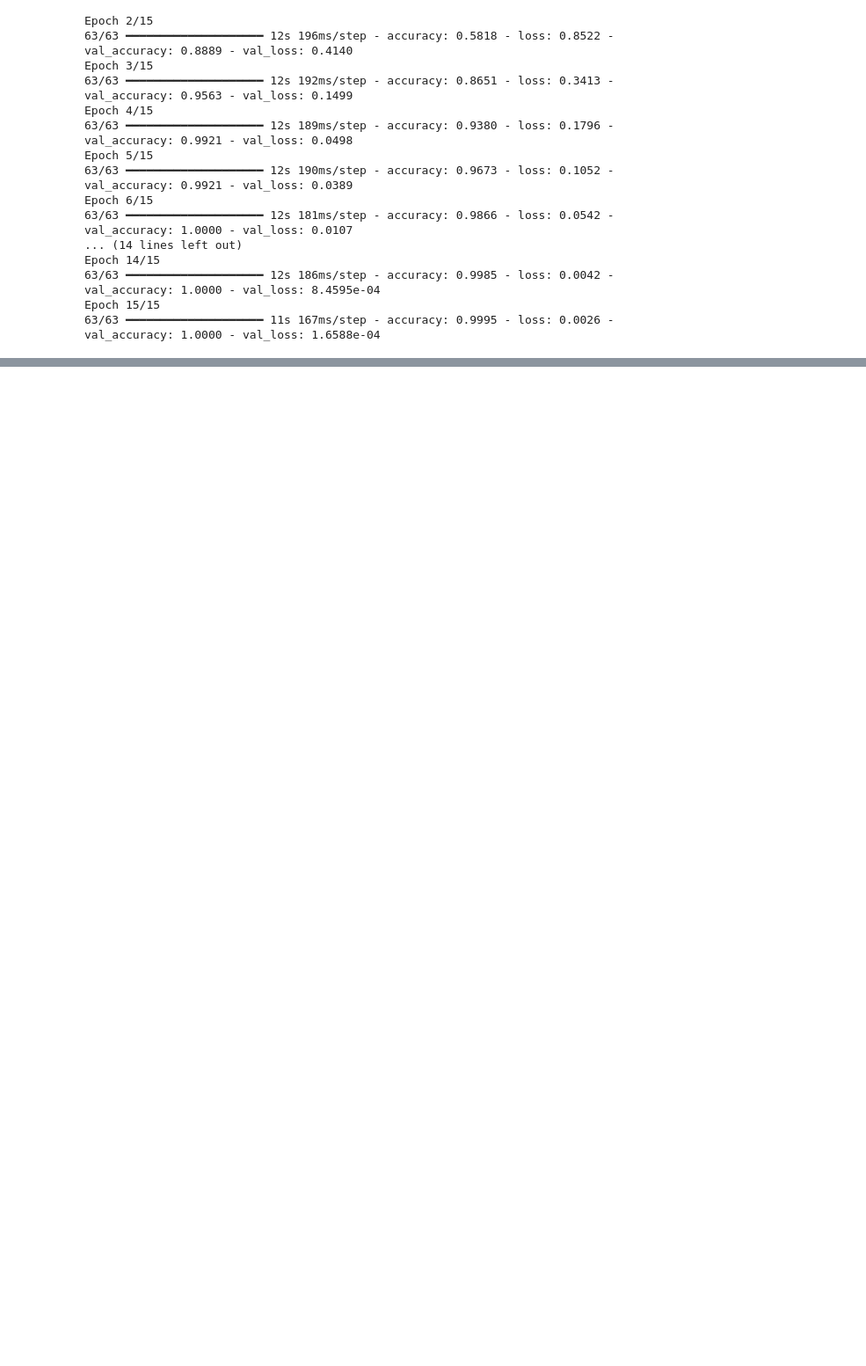
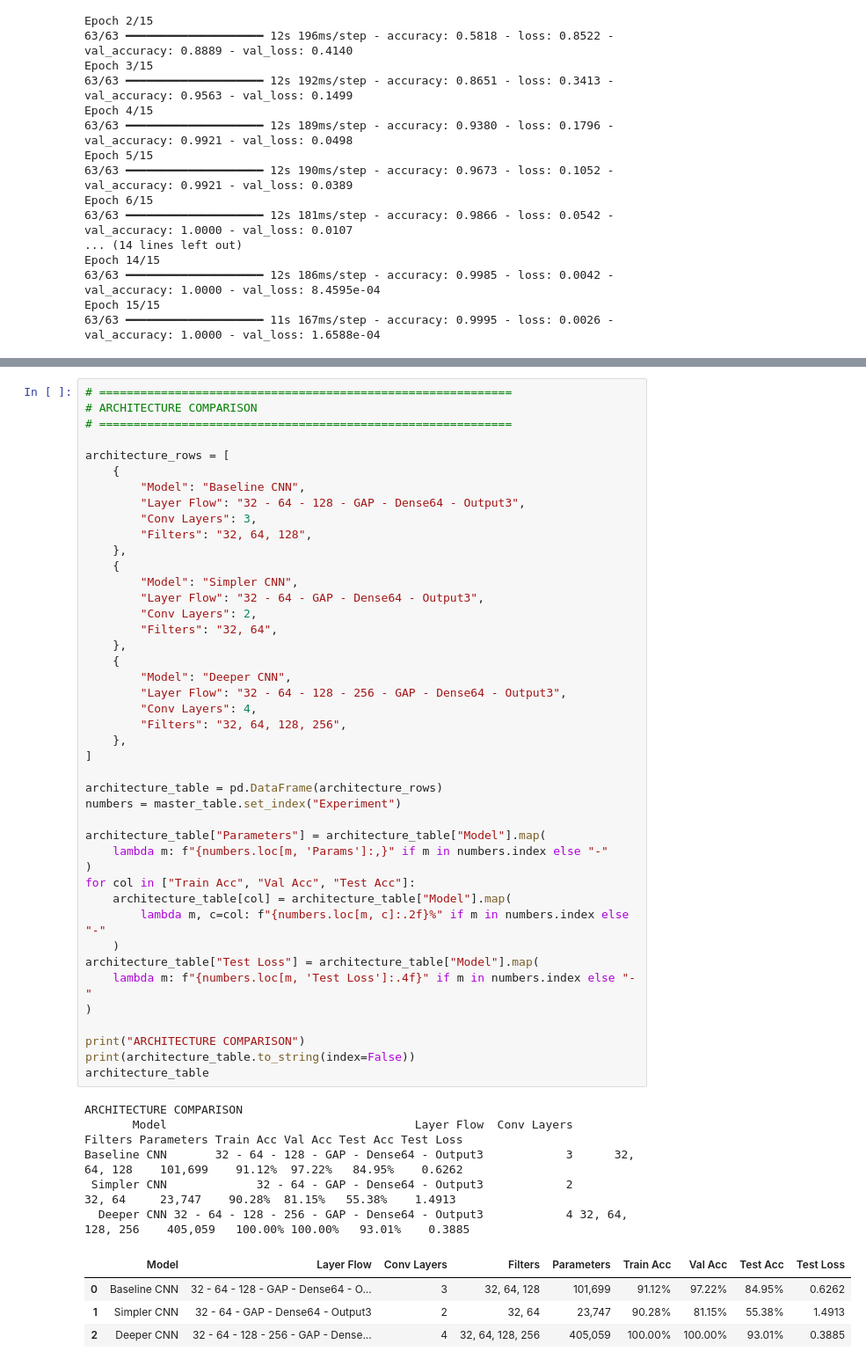
Before and after one commit to NSharp-mahajan/RPS---Deep-learning, a Jupyter notebook: notebooks/rps_cnn_battle.ipynb, the cells around one changed output, grey strips where cells are left out. Shown at 88% size. Cells and saved outputs as stored; diff of their text form; blank space fills up the shorter version.

```diff
--- a/notebooks/rps_cnn_battle.ipynb
+++ b/notebooks/rps_cnn_battle.ipynb
@@ -1158,0 +1280,53 @@ Regularized Model Test Loss: 0.10330658406019211
+# %%
+# ============================================================
+# ARCHITECTURE COMPARISON
+# ============================================================
+
+architecture_rows = [
+    {
+        "Model": "Baseline CNN",
+        "Layer Flow": "32 - 64 - 128 - GAP - Dense64 - Output3",
+        "Conv Layers": 3,
+        "Filters": "32, 64, 128",
+    },
+    {
+        "Model": "Simpler CNN",
+        "Layer Flow": "32 - 64 - GAP - Dense64 - Output3",
+        "Conv Layers": 2,
+        "Filters": "32, 64",
+    },
+    {
+        "Model": "Deeper CNN",
+        "Layer Flow": "32 - 64 - 128 - 256 - GAP - Dense64 - Output3",
+        "Conv Layers": 4,
+        "Filters": "32, 64, 128, 256",
+    },
+]
+
+architecture_table = pd.DataFrame(architecture_rows)
+numbers = master_table.set_index("Experiment")
+
+architecture_table["Parameters"] = architecture_table["Model"].map(
+    lambda m: f"{numbers.loc[m, 'Params']:,}" if m in numbers.index else "-"
+)
+for col in ["Train Acc", "Val Acc", "Test Acc"]:
+    architecture_table[col] = architecture_table["Model"].map(
+        lambda m, c=col: f"{numbers.loc[m, c]:.2f}%" if m in numbers.index else "-"
+    )
+architecture_table["Test Loss"] = architecture_table["Model"].map(
+    lambda m: f"{numbers.loc[m, 'Test Loss']:.4f}" if m in numbers.index else "-"
+)
+
+print("ARCHITECTURE COMPARISON")
+print(architecture_table.to_string(index=False))
+architecture_table
+# %% [output]
+ARCHITECTURE COMPARISON
+       Model                                    Layer Flow  Conv Layers          Filters Parameters Train Acc Val Acc Test Acc Test Loss
+Baseline CNN       32 - 64 - 128 - GAP - Dense64 - Output3            3      32, 64, 128    101,699    91.12%  97.22%   84.95%    0.6262
+ Simpler CNN             32 - 64 - GAP - Dense64 - Output3            2           32, 64     23,747    90.28%  81.15%   55.38%    1.4913
+  Deeper CNN 32 - 64 - 128 - 256 - GAP - Dense64 - Output3            4 32, 64, 128, 256    405,059   100.00% 100.00%   93.01%    0.3885
+|  | Model | Layer Flow | Conv Layers | Filters | Parameters | Train Acc | Val Acc | Test Acc | Test Loss |
+| 0 | Baseline CNN | 32 - 64 - 128 - GAP - Dense64 - O... | 3 | 32, 64, 128 | 101,699 | 91.12% | 97.22% | 84.95% | 0.6262 |
+| 1 | Simpler CNN | 32 - 64 - GAP - Dense64 - Output3 | 2 | 32, 64 | 23,747 | 90.28% | 81.15% | 55.38% | 1.4913 |
+| 2 | Deeper CNN | 32 - 64 - 128 - 256 - GAP - Dense... | 4 | 32, 64, 128, 256 | 405,059 | 100.00% | 100.00% | 93.01% | 0.3885 |
```
Also changed, not shown: parts of 9 cells of this notebook, 4 other files.
